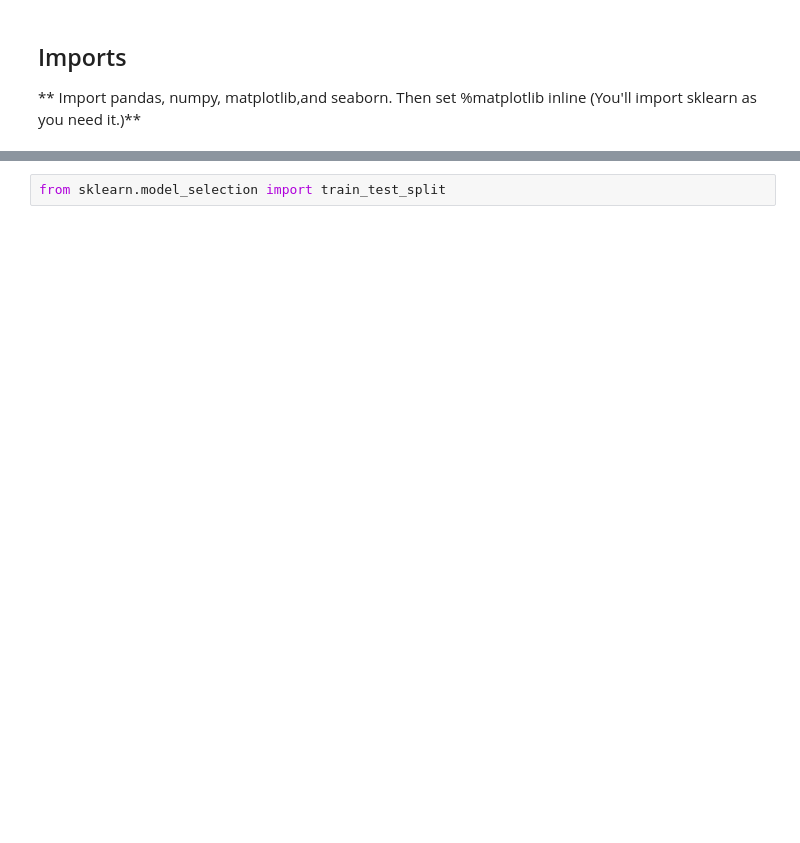
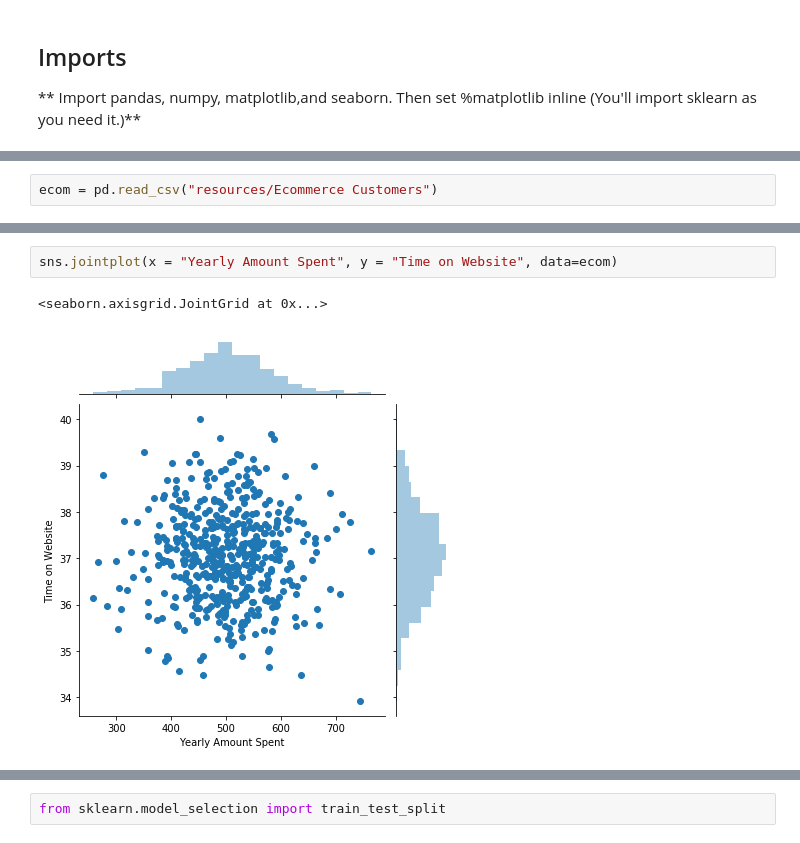
Before and after one commit to Berkat0789/Data_Analysis, a Jupyter notebook: review/CapstoneProjects/02-Linear Regression Project.ipynb, the cells around one changed output, grey strips where cells are left out. Cells and saved outputs as stored; diff of their text form; blank space fills up the shorter version.

```diff
--- a/review/CapstoneProjects/02-Linear Regression Project.ipynb
+++ b/review/CapstoneProjects/02-Linear Regression Project.ipynb
@@ -23,0 +34,2 @@ import seaborn as sns
+# %%
+ecom = pd.read_csv("resources/Ecommerce Customers")
@@ -23,0 +90,5 @@ import seaborn as sns
+# %%
+sns.jointplot(x = "Yearly Amount Spent", y = "Time on Website", data=ecom)
+# %% [output]
+<seaborn.axisgrid.JointGrid at 0x...>
+[figure, added]
```
Also changed, not shown: parts of 84 cells of this notebook, 8 other files.
